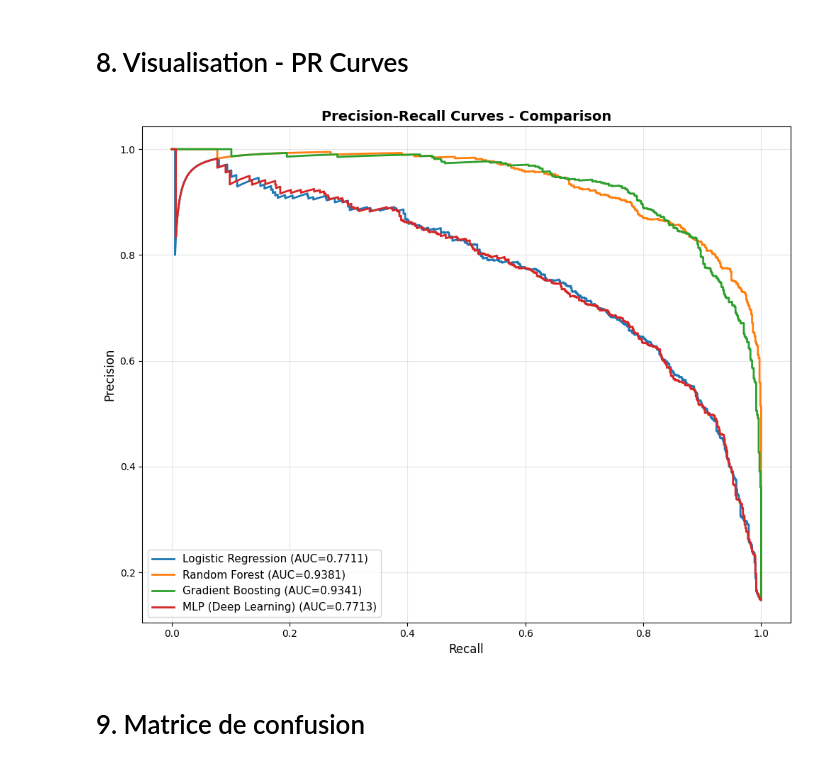
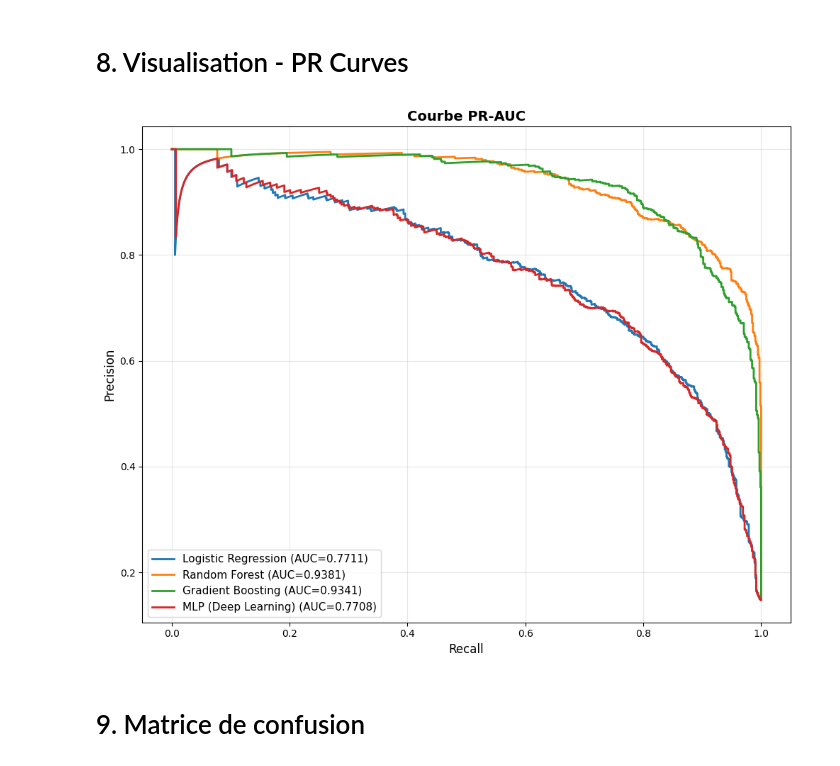
Before and after one commit to tristanretali/projet-data-science, a Jupyter notebook: notebooks/modeling.ipynb, the cells around one changed output. Drawn from its saved outputs; the diff is of its cells as text; code cells hidden in the pictures.

```diff
--- a/notebooks/modeling.ipynb
+++ b/notebooks/modeling.ipynb
@@ -110,7 +110,7 @@ mlp.summary()
 
 early_stop = keras.callbacks.EarlyStopping(
     monitor='val_loss',
-    patience=10,
+    patience=3,
     restore_best_weights=True,
     verbose=1
 )
@@ -308,25 +308,25 @@ plt.show()
 # %%
 fig, ax = plt.subplots(1, 1, figsize=(10, 8))
 
 for name, pred_proba, results in [
     ('Logistic Regression', y_pred_proba_lr, results_lr),
     ('Random Forest', y_pred_proba_rf, results_rf),
     ('Gradient Boosting', y_pred_proba_gb, results_gb),
     ('MLP (Deep Learning)', y_pred_proba_mlp, results_mlp)
 ]:
     precision, recall_vals, _ = precision_recall_curve(y_test, pred_proba)
     pr_auc = auc(recall_vals, precision)
     ax.plot(recall_vals, precision, label=f'{name} (AUC={pr_auc:.4f})', linewidth=2)
 
 ax.set_xlabel('Recall', fontsize=12)
 ax.set_ylabel('Precision', fontsize=12)
-ax.set_title('Precision-Recall Curves - Comparison', fontsize=14, fontweight='bold')
+ax.set_title('Courbe PR-AUC', fontsize=14, fontweight='bold')
 ax.legend(fontsize=11)
 ax.grid(True, alpha=0.3)
 plt.tight_layout()
 plt.show()
 # %% [output]
-[figure, old version]
+[figure, new version]
 # %% [markdown]
 # 9. Matrice de confusion
 # %%
```
Also changed, not shown: parts of 1 cell of this notebook, 1 other file.
